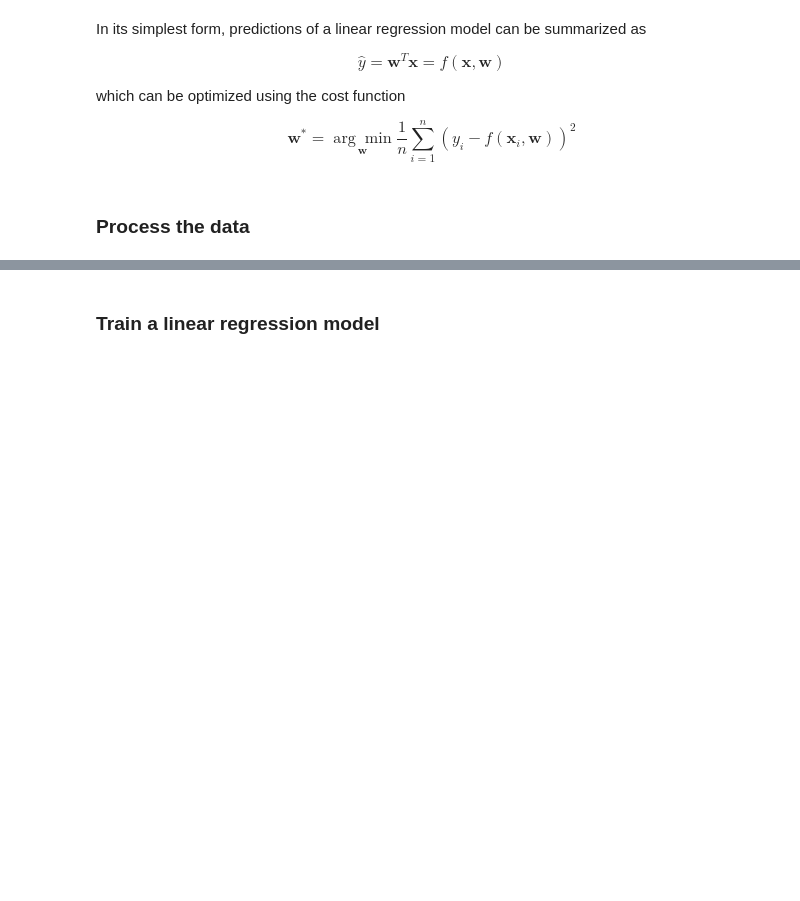
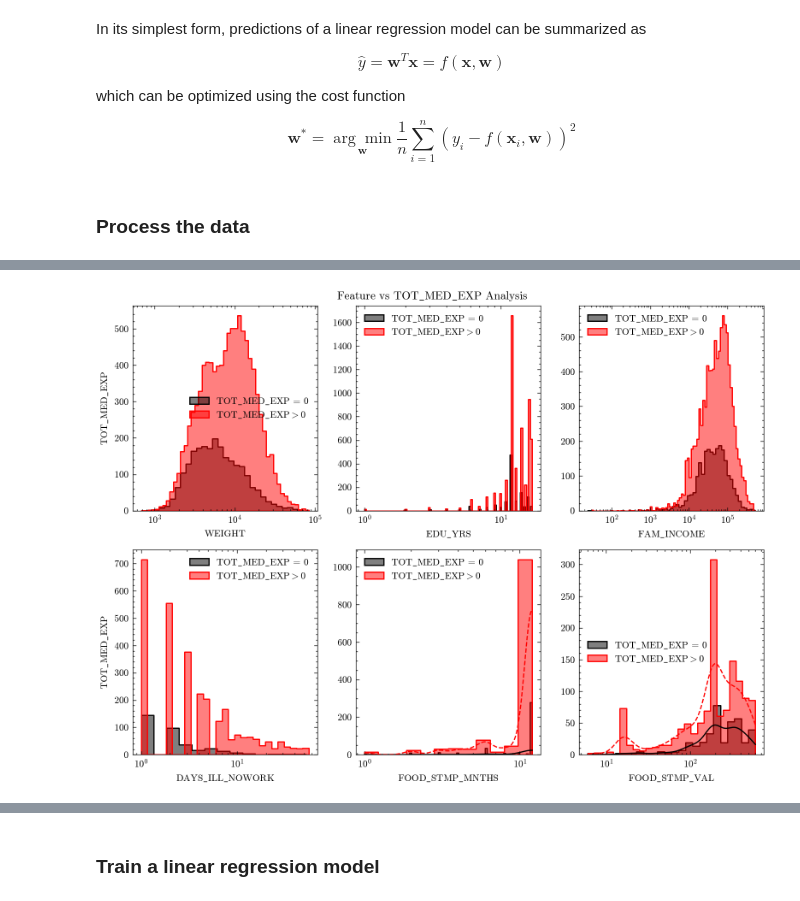
Before and after one commit to CamiloMartinezM/ml-healthcare-project, a Jupyter notebook: main.ipynb, the cells around one changed output, grey strips where cells are left out. Drawn from its saved outputs; the diff is of its cells as text; code cells hidden in the pictures; blank space fills up the shorter version.

```diff
--- a/main.ipynb
+++ b/main.ipynb
@@ -461,0 +505,14 @@ X_test_reg shape: (2493, 412)
+# %%
+plots.plot_features_vs_target(
+    df_train_y_is_0,
+    REG_TARGET,
+    features=numerical_cols,
+    style=PAPER_STYLE,
+    n_features=6,
+    max_rows=2,
+    is_categorical=True,
+    categorical_legend={1: "TOT_MED_EXP = 0", 0: r"TOT_MED_EXP$>$0"},
+    x_log_scale=True,
+)
+# %% [output]
+[figure, added]
```
Also changed, not shown: parts of 19 cells of this notebook, 10 other files.
